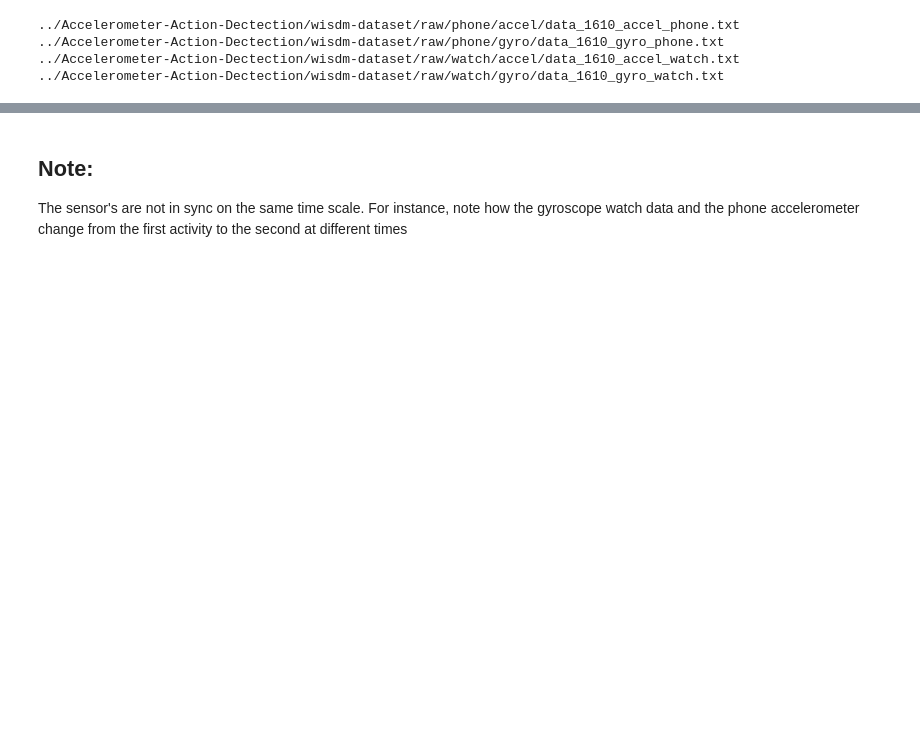
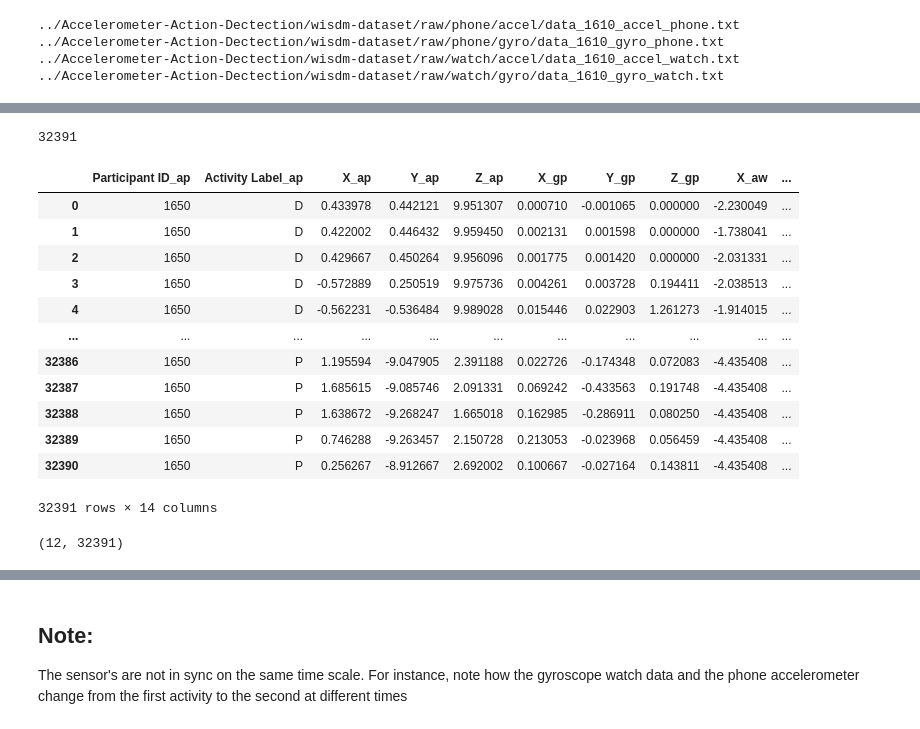
Before and after one commit to tweatherfordk/Accelerometer-Action-Dectection, a Jupyter notebook: Data Preprocessing.ipynb, the cells around one changed output, grey strips where cells are left out. Drawn from its saved outputs; the diff is of its cells as text; code cells hidden in the pictures; blank space fills up the shorter version.

```diff
--- a/Data Preprocessing.ipynb
+++ b/Data Preprocessing.ipynb
@@ -389,0 +102,67 @@ array([ 0,  0,  0, ..., 18, 18, 18])
+# %%
+#Create Function to Clean Up Timestamps
+def TimestampClean(cell):
+        return  round((float(cell[0:-8] + '.'+ cell[-8:])), 0)
+# %%
+def MakeDataFrame(data):
+    df = pd.DataFrame(data, columns = ['Participant ID','Activity Label','Timestamp', 'X', 'Y', 'Z'])
+    df["Timestamp"] = df["Timestamp"].apply(TimestampClean)
+    df['X'] = df['X'].astype('float')
+    df['Y'] = df['Y'].astype('float')
+    df['Z'] = df['Z'].astype('float')
+    df = df.sort_values(by=['Timestamp'])
+    df = df.groupby(['Timestamp']).agg({'Participant ID':'first', 'Activity Label':'first',
+                'X':'mean', 'Y':'mean', 'Z':'mean'})
+    df = df.reset_index()
+    return df
+# %%
+def DataMerge(df_ap, df_gp, df_aw, df_gw):
+    merge1 = df_ap.merge(df_gp, left_on='Timestamp', right_on='Timestamp',
+          suffixes=('_ap', '_gp'))
+    merge2 = df_aw.merge(df_gw, left_on='Timestamp', right_on='Timestamp',
+          suffixes=('_aw', '_gw'))
+    merge3 = pd.concat([merge1, merge2], axis=1)
+
+    #Drop unnecessary columns
+    merge3 = merge3.drop(['Participant ID_gp', 'Participant ID_aw', 'Participant ID_gw','Activity Label_gp',
+                    'Activity Label_aw', 'Activity Label_gw'], axis=1) #drop explicitly named columns
+    merge3 = merge3.drop(merge3.columns[[9]],axis = 1) #Redundancy in Timestamp due to the final merge, drop by index
+
+    merge3 = merge3.fillna(method='ffill')
+    return merge3
+# %%
+participant_number = range(51)
+participant_list = []
+for i in participant_number:
+    #participant_list.append(MakeDataFrame(ap_data[i]))
+    df_ap = MakeDataFrame(ap_data[i])
+    df_gp = MakeDataFrame(gp_data[i])
+    df_aw = MakeDataFrame(aw_data[i])
+    df_gw = MakeDataFrame(gw_data[i])
+
+    participant_list.append(DataMerge(df_ap, df_gp, df_aw, df_gw))
+# %%
+len(participant_list[50])
+# %% [output]
+32391
+# %%
+participant_list[50]
+# %% [output]
+|  | Participant ID_ap | Activity Label_ap | X_ap | Y_ap | Z_ap | X_gp | Y_gp | Z_gp | X_aw | ... |
+| 0 | 1650 | D | 0.433978 | 0.442121 | 9.951307 | 0.000710 | -0.001065 | 0.000000 | -2.230049 | ... |
+| 1 | 1650 | D | 0.422002 | 0.446432 | 9.959450 | 0.002131 | 0.001598 | 0.000000 | -1.738041 | ... |
+| 2 | 1650 | D | 0.429667 | 0.450264 | 9.956096 | 0.001775 | 0.001420 | 0.000000 | -2.031331 | ... |
+| 3 | 1650 | D | -0.572889 | 0.250519 | 9.975736 | 0.004261 | 0.003728 | 0.194411 | -2.038513 | ... |
+| 4 | 1650 | D | -0.562231 | -0.536484 | 9.989028 | 0.015446 | 0.022903 | 1.261273 | -1.914015 | ... |
+| ... | ... | ... | ... | ... | ... | ... | ... | ... | ... | ... |
+| 32386 | 1650 | P | 1.195594 | -9.047905 | 2.391188 | 0.022726 | -0.174348 | 0.072083 | -4.435408 | ... |
+| 32387 | 1650 | P | 1.685615 | -9.085746 | 2.091331 | 0.069242 | -0.433563 | 0.191748 | -4.435408 | ... |
+| 32388 | 1650 | P | 1.638672 | -9.268247 | 1.665018 | 0.162985 | -0.286911 | 0.080250 | -4.435408 | ... |
+| 32389 | 1650 | P | 0.746288 | -9.263457 | 2.150728 | 0.213053 | -0.023968 | 0.056459 | -4.435408 | ... |
+| 32390 | 1650 | P | 0.256267 | -8.912667 | 2.692002 | 0.100667 | -0.027164 | 0.143811 | -4.435408 | ... |
+32391 rows × 14 columns
+# %%
+X_test = participant_list[50].drop(columns = ['Activity Label_ap', 'Participant ID_ap'])
+(np.array(X_test)).T.shape
+# %% [output]
+(12, 32391)
```
Also changed, not shown: parts of 124 cells of this notebook, 12 other files.
